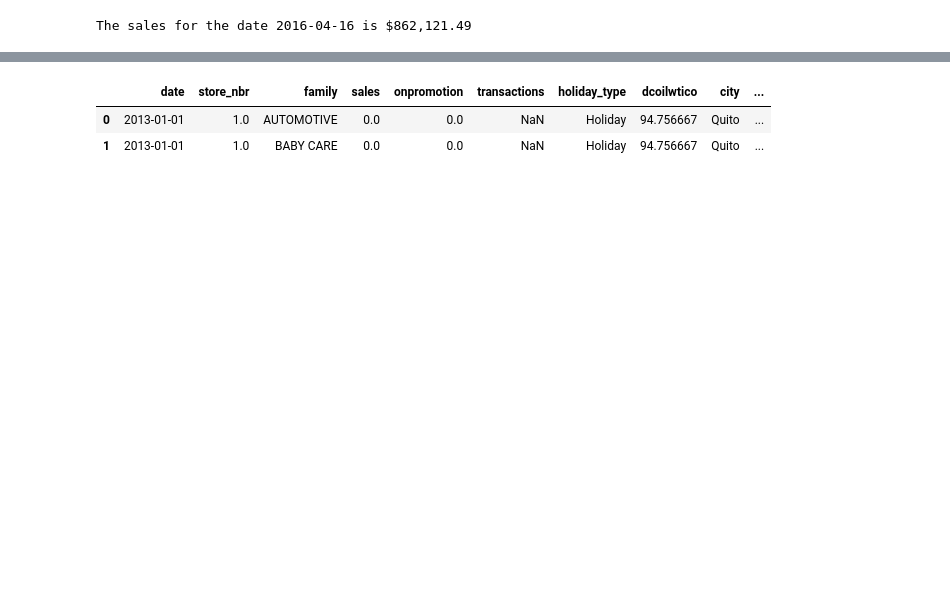
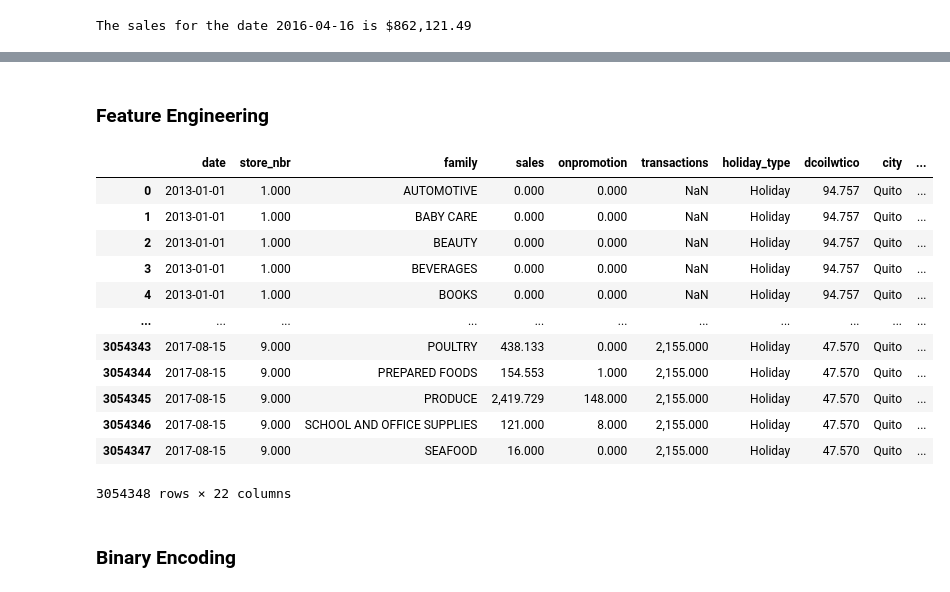
Before and after one commit to DeeeTeeee/Store-Sales-Time-Series-Forecasting, a Jupyter notebook: Store_Sales_Time_Series_Forecasting.ipynb, the cells around one changed output, grey strips where cells are left out. Cells and saved outputs as stored; diff of their text form; code cells hidden in the pictures; blank space fills up the shorter version.

```diff
--- a/Store_Sales_Time_Series_Forecasting.ipynb
+++ b/Store_Sales_Time_Series_Forecasting.ipynb
@@ -307,19 +359,25 @@ DatetimeIndex(['2013-12-25', '2014-12-25', '2015-12-25', '2016-12-25'], dtype='d
 # %%
 merged_data['year'] = pd.to_datetime(merged_data['date']).dt.year
 
-# Group merged_data by year and date
+
+
+#Group merged_data by year and date
 grouped_data = merged_data.groupby(['year', 'date'])
 
-# Calculate total sales for each date
+#Calculate total sales for each date
 sales_by_date = grouped_data['sales'].sum()
 
-# Sort sales_by_date in ascending and descending order
-lowest_sales = sales_by_date.groupby('year').nsmallest(1)
-highest_sales = sales_by_date.groupby('year').nlargest(1)
 
-# Print dates with lowest and highest sales for each year
-for year in merged_data['year'].unique():
-    print("Year:", year)
-    print("Lowest sales:", lowest_sales[year])
-    print("Highest sales:", highest_sales[year])
-    print("-" * 50)
+# Putting everything in a dataframe
+pd.set_option('display.float_format', lambda x: f'{x:,.3f}')
+lowest_sales = pd.DataFrame(sales_by_date.groupby('year').nsmallest(1))
+highest_sales = pd.DataFrame(sales_by_date.groupby('year').nlargest(1))
+
+
+
+# # Print dates with lowest and highest sales for each year
+# # for year in merged_data['year'].unique():
+# #     print("Year:", year)
+# # print("Lowest sales:", lowest_sales['sales'])
+# # print("Highest sales:", highest_sales['sales'])
+# # print("-" * 50)
@@ -563,6 +640,33 @@ merged_data = merged_data.drop(columns=['id','locale', 'locale_name', 'descripti
+# %% [markdown]
+### Feature Engineering
+# %%
+def getDateFeatures(df,date):
+    df['month'] = df['date'].dt.month
+    df['is_month_start'] = df['date'].dt.is_month_start.astype(int)
+    df['is_month_end'] = df['date'].dt.is_month_end.astype(int)
+    df['day'] = df['date'].dt.day
+    df['is_weekend'] = df['date'].dt.isocalendar().week
+    df['day_of_the_year'] = df['date'].dt.dayofyear
+    df['quarter'] = df['date'].dt.quarter
+    df['is_quarter_start'] = df['date'].dt.is_quarter_start.astype(int)
+    df['is_quarter_end'] = df['date'].dt.is_quarter_end.astype(int)
+
+    return df
+# %%
+merged_data = getDateFeatures(merged_data, 'date')
 # %%
-merged_data.head(2)
+merged_data
 # %% [output]
 |  | date | store_nbr | family | sales | onpromotion | transactions | holiday_type | dcoilwtico | city | ... |
-| 0 | 2013-01-01 | 1.0 | AUTOMOTIVE | 0.0 | 0.0 | NaN | Holiday | 94.756667 | Quito | ... |
-| 1 | 2013-01-01 | 1.0 | BABY CARE | 0.0 | 0.0 | NaN | Holiday | 94.756667 | Quito | ... |
+| 0 | 2013-01-01 | 1.000 | AUTOMOTIVE | 0.000 | 0.000 | NaN | Holiday | 94.757 | Quito | ... |
+| 1 | 2013-01-01 | 1.000 | BABY CARE | 0.000 | 0.000 | NaN | Holiday | 94.757 | Quito | ... |
+| 2 | 2013-01-01 | 1.000 | BEAUTY | 0.000 | 0.000 | NaN | Holiday | 94.757 | Quito | ... |
+| 3 | 2013-01-01 | 1.000 | BEVERAGES | 0.000 | 0.000 | NaN | Holiday | 94.757 | Quito | ... |
+| 4 | 2013-01-01 | 1.000 | BOOKS | 0.000 | 0.000 | NaN | Holiday | 94.757 | Quito | ... |
+| ... | ... | ... | ... | ... | ... | ... | ... | ... | ... | ... |
+| 3054343 | 2017-08-15 | 9.000 | POULTRY | 438.133 | 0.000 | 2,155.000 | Holiday | 47.570 | Quito | ... |
+| 3054344 | 2017-08-15 | 9.000 | PREPARED FOODS | 154.553 | 1.000 | 2,155.000 | Holiday | 47.570 | Quito | ... |
+| 3054345 | 2017-08-15 | 9.000 | PRODUCE | 2,419.729 | 148.000 | 2,155.000 | Holiday | 47.570 | Quito | ... |
+| 3054346 | 2017-08-15 | 9.000 | SCHOOL AND OFFICE SUPPLIES | 121.000 | 8.000 | 2,155.000 | Holiday | 47.570 | Quito | ... |
+| 3054347 | 2017-08-15 | 9.000 | SEAFOOD | 16.000 | 0.000 | 2,155.000 | Holiday | 47.570 | Quito | ... |
+3054348 rows × 22 columns
@@ -594,0 +673,2 @@ merged_data[num_cols] = scaler.fit_transform(merged_data[num_cols])
+# %% [markdown]
+### Binary Encoding
```
Also changed, not shown: parts of 144 cells of this notebook.
